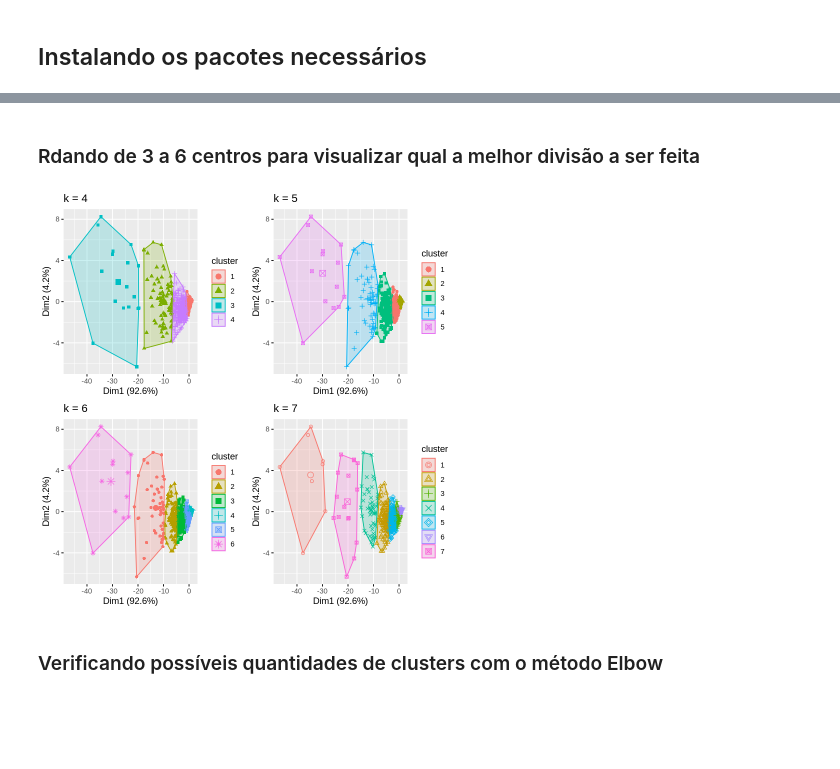
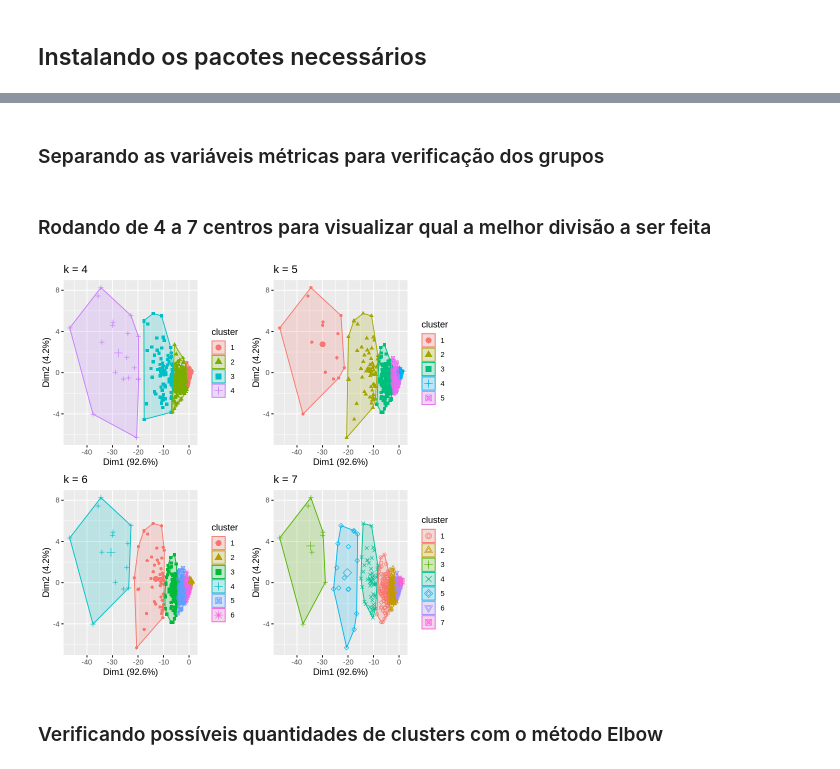
Before and after one commit to FelipeGBarreto/Projects, a Jupyter notebook: Clusters_Acidentes_BR.ipynb, the cells around one changed output, grey strips where cells are left out. Drawn from its saved outputs; the diff is of its cells as text; code cells hidden in the pictures; blank space fills up the shorter version.

```diff
--- a/Clusters_Acidentes_BR.ipynb
+++ b/Clusters_Acidentes_BR.ipynb
@@ -37,34 +36,32 @@ A data.frame: 6 × 28
 | 4 | 1051130.0 | 2007-12-02 | Segunda | 02:10:00 | MA | 135 | 11.0 | SAO LUIS | Animais na Pista | ... |
 | 5 | 1066824.0 | 2007-11-20 | Terça | 05:30:00 | CE | 222 | 30.8 | CAUCAIA | Defeito mecânico em veículo | ... |
 | 6 | 1069918.0 | 2007-12-16 | Domingo | 17:40:00 | MA | 230 | 14.0 | BARAO DE GRAJAU | Outras | ... |
+# %% [markdown]
+### Separando as variáveis métricas para verificação dos grupos
 # %%
 acidentes_t <- acidentes[, c("municipio","pessoas","mortos","feridos_leves","feridos_graves","ilesos","ignorados","feridos","veiculos")]
-acidentes_med <- acidentes_t %>% group_by(municipio) %>% summarise(across(everything(), list(sum)))
-acidentes_med <- acidentes_med %>% column_to_rownames("municipio")
+acidentes_sum <- acidentes_t %>% group_by(municipio) %>% summarise(across(everything(), list(sum)))
+acidentes_sum <- acidentes_sum %>% column_to_rownames("municipio")
 # %%
 # Não necessita padronizar a base, mas vou fazer como rotina
-acidentes_med_pad <- scale(acidentes_med)
+
+acidentes_sum_pad <- scale(acidentes_sum)
+acidentes_sum_pad <- replace(x = acidentes_sum_pad, list = is.na(acidentes_sum_pad), values = 0) # Substituindo os valores na por 0, que é a média padronizada
 # %% [markdown]
-### Rdando de 3 a 6 centros para visualizar qual a melhor divisão a ser feita
+### Rodando de 4 a 7 centros para visualizar qual a melhor divisão a ser feita
 # %%
-municip.k4 <- kmeans(acidentes_med_pad, centers = 4)
-municip.k5 <- kmeans(acidentes_med_pad, centers = 5)
-municip.k6 <- kmeans(acidentes_med_pad, centers = 6)
-municip.k7 <- kmeans(acidentes_med_pad, centers = 7)
+municip.k4 <- kmeans(acidentes_sum_pad, centers = 4) # Já não tem na, mas se tivesse eu poderia utilizar na.omit(dataset)
+municip.k5 <- kmeans(acidentes_sum_pad, centers = 5)
+municip.k6 <- kmeans(acidentes_sum_pad, centers = 6)
+municip.k7 <- kmeans(acidentes_sum_pad, centers = 7)
 # %%
-# Verificando visualmente como seriam os clusters
-# G <- c()
-# for( i in list(municip.k3,municip.k4,municip.k5,municip.k6)){
-#   G[i] <- fviz_cluster(i, geom = "point", data = acidentes_med_pad) + ggtitle("k = 3")
-# }
-
-G1 <- fviz_cluster(municip.k4, geom = "point", data = acidentes_med_pad) + ggtitle("k = 4")
-G2 <- fviz_cluster(municip.k5, geom = "point",  data = acidentes_med_pad) + ggtitle("k = 5")
-G3 <- fviz_cluster(municip.k6, geom = "point",  data = acidentes_med_pad) + ggtitle("k = 6")
-G4 <- fviz_cluster(municip.k7, geom = "point",  data = acidentes_med_pad) + ggtitle("k = 7")
+G1 <- fviz_cluster(municip.k4, geom = "point", data = acidentes_sum_pad) + ggtitle("k = 4")
+G2 <- fviz_cluster(municip.k5, geom = "point",  data = acidentes_sum_pad) + ggtitle("k = 5")
+G3 <- fviz_cluster(municip.k6, geom = "point",  data = acidentes_sum_pad) + ggtitle("k = 6")
+G4 <- fviz_cluster(municip.k7, geom = "point",  data = acidentes_sum_pad) + ggtitle("k = 7")
 grid.arrange(G1, G2, G3, G4, nrow = 2)
 # %% [output]
-[figure, old version]
+[figure, new version]
 # %% [markdown]
 ### Verificando possíveis quantidades de clusters com o método Elbow
 # %%
```
Also changed, not shown: parts of 15 cells of this notebook.
